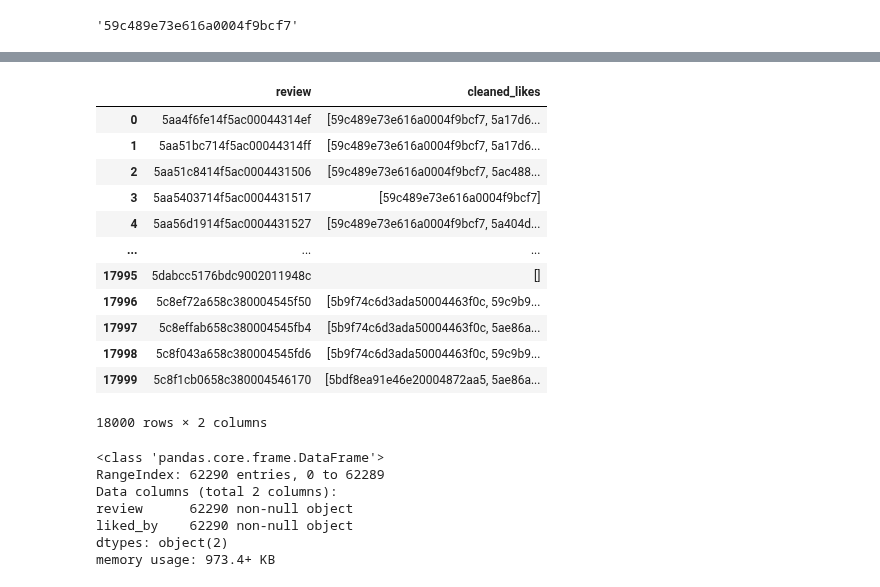
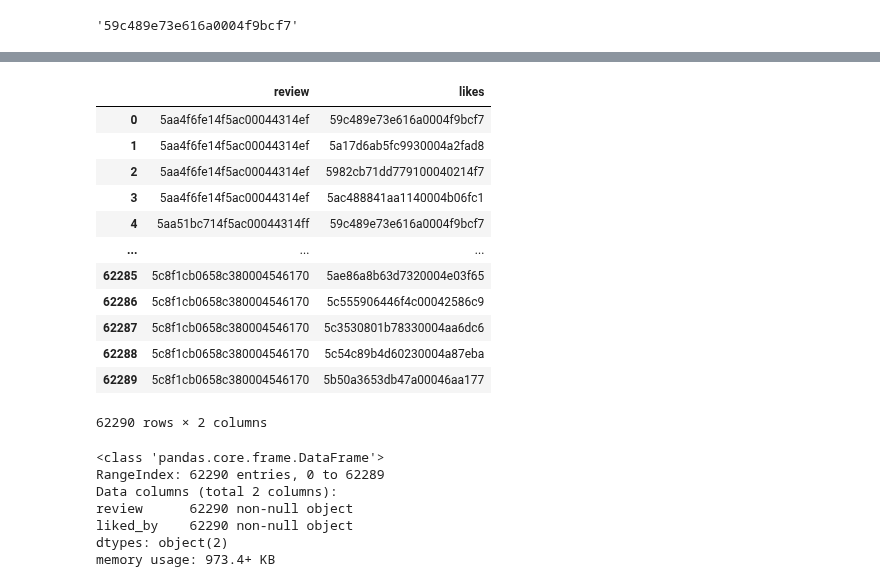
Before and after one commit to ravi-gopalan/DAND_Data_Wrangling, a Jupyter notebook: post_training_processing.ipynb, the cells around one changed output, grey strips where cells are left out. Cells and saved outputs as stored; diff of their text form; code cells hidden in the pictures.

```diff
--- a/post_training_processing.ipynb
+++ b/post_training_processing.ipynb
@@ -205,7 +217,11 @@ nlp.pipe_names
 ['tagger', 'parser', 'entity_ruler', 'ner', 'merge_entities']
 # %%
 reviews = pd.read_csv('reviews_text.csv',usecols=['_id', 'createdAt','text','overall','originality','value','nutrition','presentation','taste','dish','type','user','restaurant','likes'])
+reviews['createdAt'] = pd.to_datetime(reviews['createdAt'],format='%Y-%m-%d %H:%M:%S.%f')
+
 reviews.info()
+
+
 
 reviews.dropna(inplace=True)
 reviews.info()
@@ -528,6 +530,8 @@ def clean_like_objects(text):
   step1 = re.sub("ObjectId\(\'","",str(text))
   step2 = re.sub("\'\)","",step1)
   return step2
+# %%
+df_likes = eval_new_df[['review','likes']]
 # %%
 df_likes['cleaned_likes'] = df_likes['likes'].apply(lambda x: clean_like_objects(x))
 df_likes.head()
@@ -547,4 +551,5 @@ clean_like_objects("ObjectId('59c489e73e616a0004f9bcf7')")
 # %% [output]
 '59c489e73e616a0004f9bcf7'
 # %%
-df_likes['tags'] = df_likes.cleaned_likes.apply(lambda x: x[1:-1].split(','))
+df_likes['likes'] = df_likes.cleaned_likes.apply(lambda x: x[1:-1].split(','))
+df_likes.head()
@@ -551,16 +563,16 @@ df_likes['tags'] = df_likes.cleaned_likes.apply(lambda x: x[1:-1].split(','))
 # %%
-df_likes[['review','cleaned_likes']].explode('cleaned_likes').reset_index(drop=True)
+df_likes[['review','likes']].explode('likes').reset_index(drop=True)
 # %% [output]
-|  | review | cleaned_likes |
-| 0 | 5aa4f6fe14f5ac00044314ef | [59c489e73e616a0004f9bcf7, 5a17d6... |
-| 1 | 5aa51bc714f5ac00044314ff | [59c489e73e616a0004f9bcf7, 5a17d6... |
-| 2 | 5aa51c8414f5ac0004431506 | [59c489e73e616a0004f9bcf7, 5ac488... |
-| 3 | 5aa5403714f5ac0004431517 | [59c489e73e616a0004f9bcf7] |
-| 4 | 5aa56d1914f5ac0004431527 | [59c489e73e616a0004f9bcf7, 5a404d... |
+|  | review | likes |
+| 0 | 5aa4f6fe14f5ac00044314ef | 59c489e73e616a0004f9bcf7 |
+| 1 | 5aa4f6fe14f5ac00044314ef | 5a17d6ab5fc9930004a2fad8 |
+| 2 | 5aa4f6fe14f5ac00044314ef | 5982cb71dd779100040214f7 |
+| 3 | 5aa4f6fe14f5ac00044314ef | 5ac488841aa1140004b06fc1 |
+| 4 | 5aa51bc714f5ac00044314ff | 59c489e73e616a0004f9bcf7 |
 | ... | ... | ... |
-| 17995 | 5dabcc5176bdc9002011948c | [] |
-| 17996 | 5c8ef72a658c380004545f50 | [5b9f74c6d3ada50004463f0c, 59c9b9... |
-| 17997 | 5c8effab658c380004545fb4 | [5b9f74c6d3ada50004463f0c, 5ae86a... |
-| 17998 | 5c8f043a658c380004545fd6 | [5b9f74c6d3ada50004463f0c, 59c9b9... |
-| 17999 | 5c8f1cb0658c380004546170 | [5bdf8ea91e46e20004872aa5, 5ae86a... |
+| 62285 | 5c8f1cb0658c380004546170 | 5ae86a8b63d7320004e03f65 |
+| 62286 | 5c8f1cb0658c380004546170 | 5c555906446f4c00042586c9 |
+| 62287 | 5c8f1cb0658c380004546170 | 5c3530801b78330004aa6dc6 |
+| 62288 | 5c8f1cb0658c380004546170 | 5c54c89b4d60230004a87eba |
+| 62289 | 5c8f1cb0658c380004546170 | 5b50a3653db47a00046aa177 |
-18000 rows × 2 columns
+62290 rows × 2 columns
```
Also changed, not shown: parts of 18 cells of this notebook.
